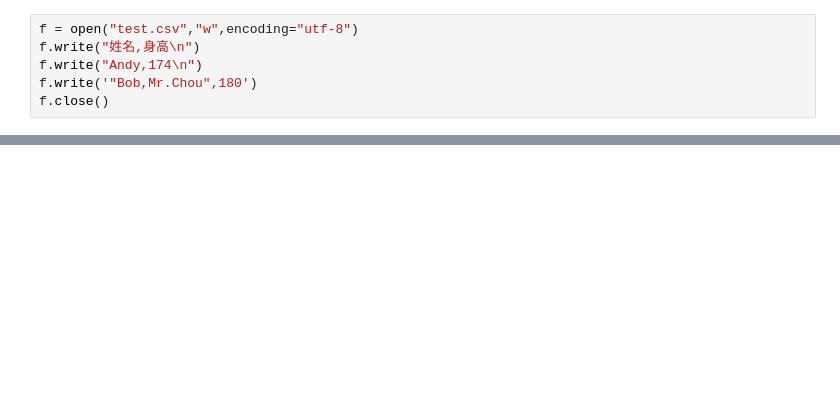
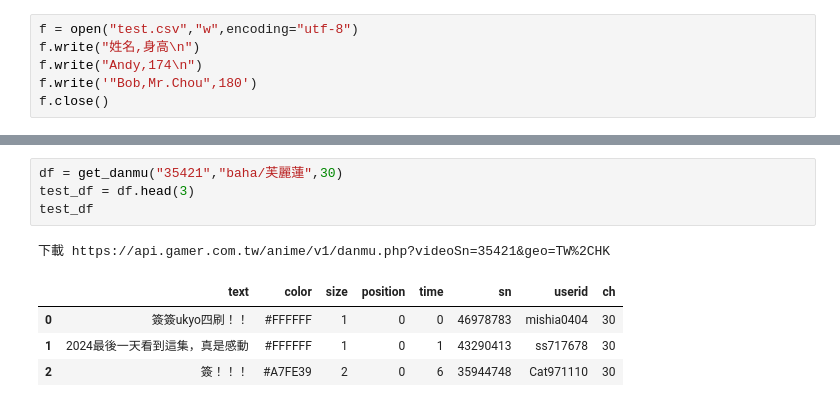
Before and after one commit to sum78435-lang/pythontibame, a Jupyter notebook: webscrap.ipynb, the cells around one changed output, grey strips where cells are left out. Saved outputs shown, nothing was run; the diff lists cells and outputs as text; blank space fills up the shorter version.

```diff
--- a/webscrap.ipynb
+++ b/webscrap.ipynb
@@ -105,3 +122,13 @@ df
 | 931 | 無水硫酸銅(白色) 碰水>藍色 | #FFFFFF | 1 | 0 | 14345 | 36229553 | andyas123456 | 20 |
 | 932 | 安安 | #FFFFFF | 1 | 0 | 14400 | 35933142 | petet520 | 20 |
 933 rows × 8 columns
+# %%
+df = get_danmu("35421","baha/芙麗蓮",30)
+test_df = df.head(3)
+test_df
+# %% [output]
+下載 https://api.gamer.com.tw/anime/v1/danmu.php?videoSn=35421&geo=TW%2CHK
+|  | text | color | size | position | time | sn | userid | ch |
+| 0 | 簽簽ukyo四刷！！ | #FFFFFF | 1 | 0 | 0 | 46978783 | mishia0404 | 30 |
+| 1 | 2024最後一天看到這集，真是感動 | #FFFFFF | 1 | 0 | 1 | 43290413 | ss717678 | 30 |
+| 2 | 簽！！！ | #A7FE39 | 2 | 0 | 6 | 35944748 | Cat971110 | 30 |
```
Also changed, not shown: parts of 4 cells of this notebook.
